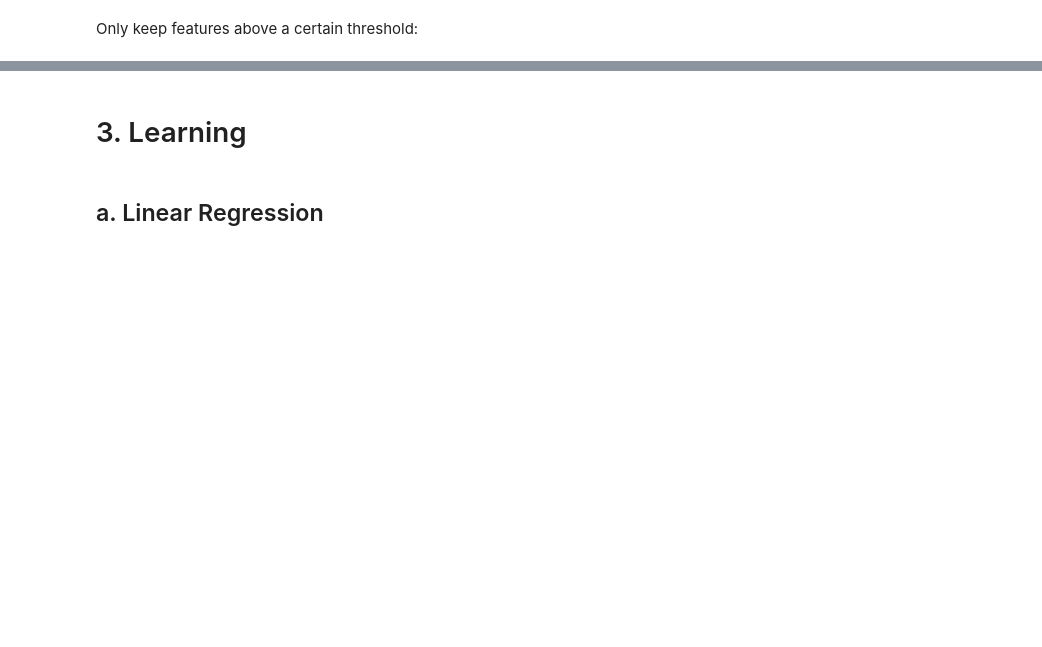
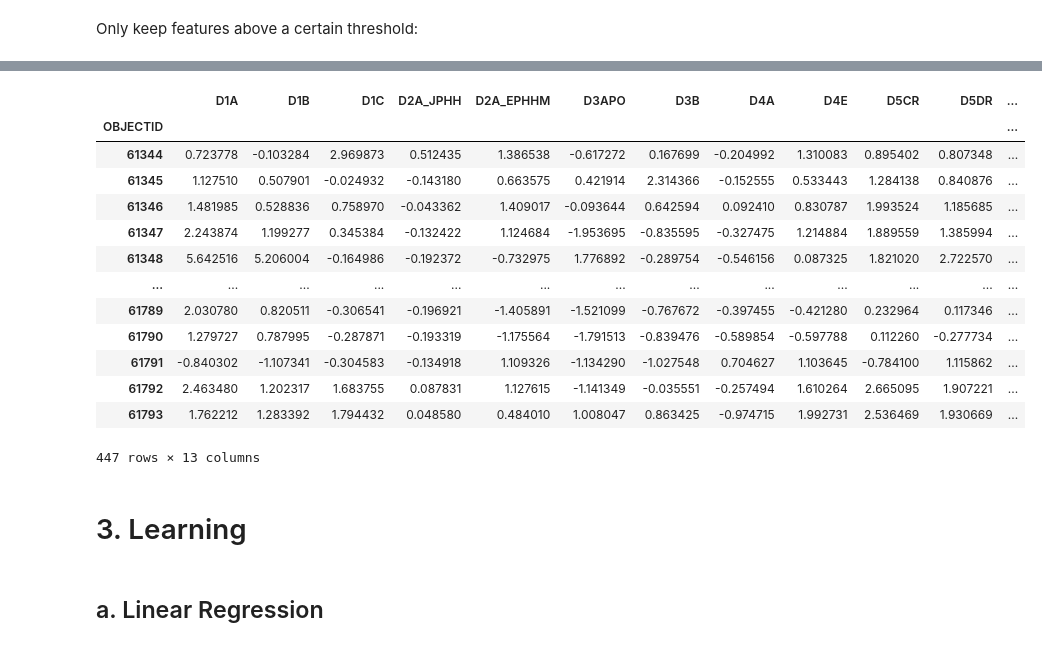
Before and after one commit to nina-adhikari/urban-design-and-health, a Jupyter notebook: mvp.ipynb, the cells around one changed output, grey strips where cells are left out. Drawn from its saved outputs; the diff is of its cells as text; code cells hidden in the pictures; blank space fills up the shorter version.

```diff
--- a/mvp.ipynb
+++ b/mvp.ipynb
@@ -239,3 +258,25 @@ df_reg
+# %%
+df_reg = df.copy()[final_features]
+
+scaler = StandardScaler().set_output(transform="pandas")
+df_reg = scaler.fit_transform(df_reg)
+df_reg[HEALTH_OUTCOME] = df[HEALTH_OUTCOME]
+df_reg
+# %% [output]
+|  | D1A | D1B | D1C | D2A_JPHH | D2A_EPHHM | D3APO | D3B | D4A | D4E | D5CR | D5DR | ... |
+| OBJECTID |  |  |  |  |  |  |  |  |  |  |  | ... |
+| 61344 | 0.723778 | -0.103284 | 2.969873 | 0.512435 | 1.386538 | -0.617272 | 0.167699 | -0.204992 | 1.310083 | 0.895402 | 0.807348 | ... |
+| 61345 | 1.127510 | 0.507901 | -0.024932 | -0.143180 | 0.663575 | 0.421914 | 2.314366 | -0.152555 | 0.533443 | 1.284138 | 0.840876 | ... |
+| 61346 | 1.481985 | 0.528836 | 0.758970 | -0.043362 | 1.409017 | -0.093644 | 0.642594 | 0.092410 | 0.830787 | 1.993524 | 1.185685 | ... |
+| 61347 | 2.243874 | 1.199277 | 0.345384 | -0.132422 | 1.124684 | -1.953695 | -0.835595 | -0.327475 | 1.214884 | 1.889559 | 1.385994 | ... |
+| 61348 | 5.642516 | 5.206004 | -0.164986 | -0.192372 | -0.732975 | 1.776892 | -0.289754 | -0.546156 | 0.087325 | 1.821020 | 2.722570 | ... |
+| ... | ... | ... | ... | ... | ... | ... | ... | ... | ... | ... | ... | ... |
+| 61789 | 2.030780 | 0.820511 | -0.306541 | -0.196921 | -1.405891 | -1.521099 | -0.767672 | -0.397455 | -0.421280 | 0.232964 | 0.117346 | ... |
+| 61790 | 1.279727 | 0.787995 | -0.287871 | -0.193319 | -1.175564 | -1.791513 | -0.839476 | -0.589854 | -0.597788 | 0.112260 | -0.277734 | ... |
+| 61791 | -0.840302 | -1.107341 | -0.304583 | -0.134918 | 1.109326 | -1.134290 | -1.027548 | 0.704627 | 1.103645 | -0.784100 | 1.115862 | ... |
+| 61792 | 2.463480 | 1.202317 | 1.683755 | 0.087831 | 1.127615 | -1.141349 | -0.035551 | -0.257494 | 1.610264 | 2.665095 | 1.907221 | ... |
+| 61793 | 1.762212 | 1.283392 | 1.794432 | 0.048580 | 0.484010 | 1.008047 | 0.863425 | -0.974715 | 1.992731 | 2.536469 | 1.930669 | ... |
+447 rows × 13 columns
 # %% [markdown]
 # 3. Learning
 # %% [markdown]
```
Also changed, not shown: parts of 38 cells of this notebook.
